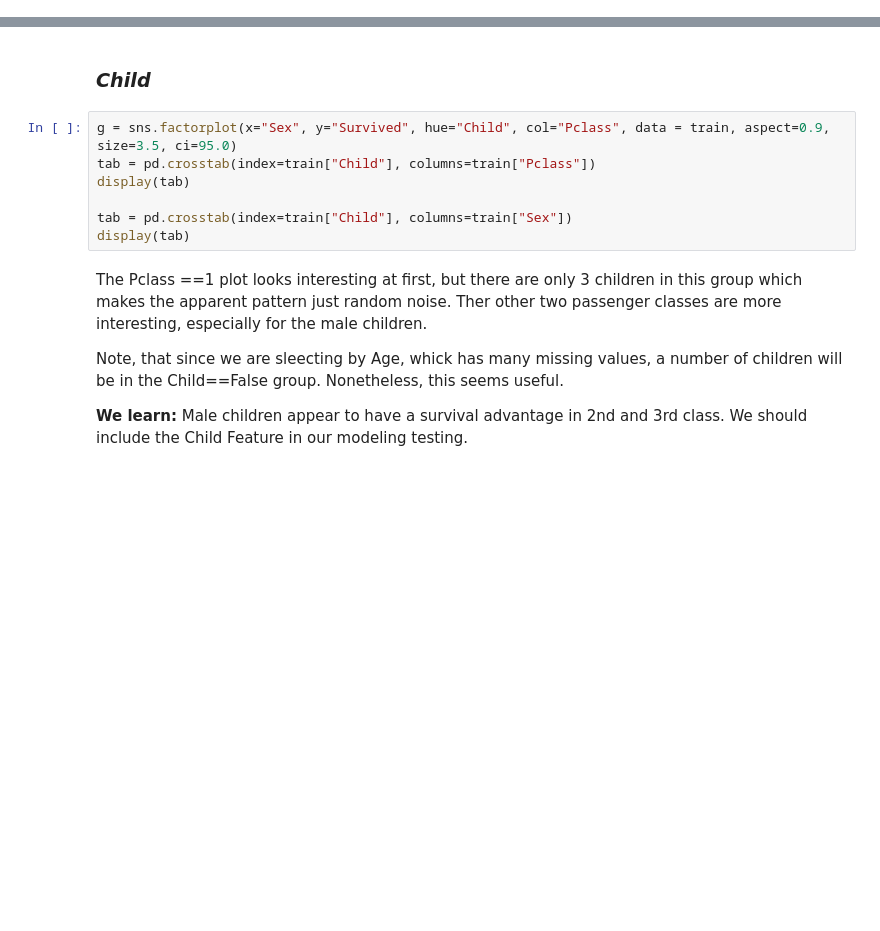
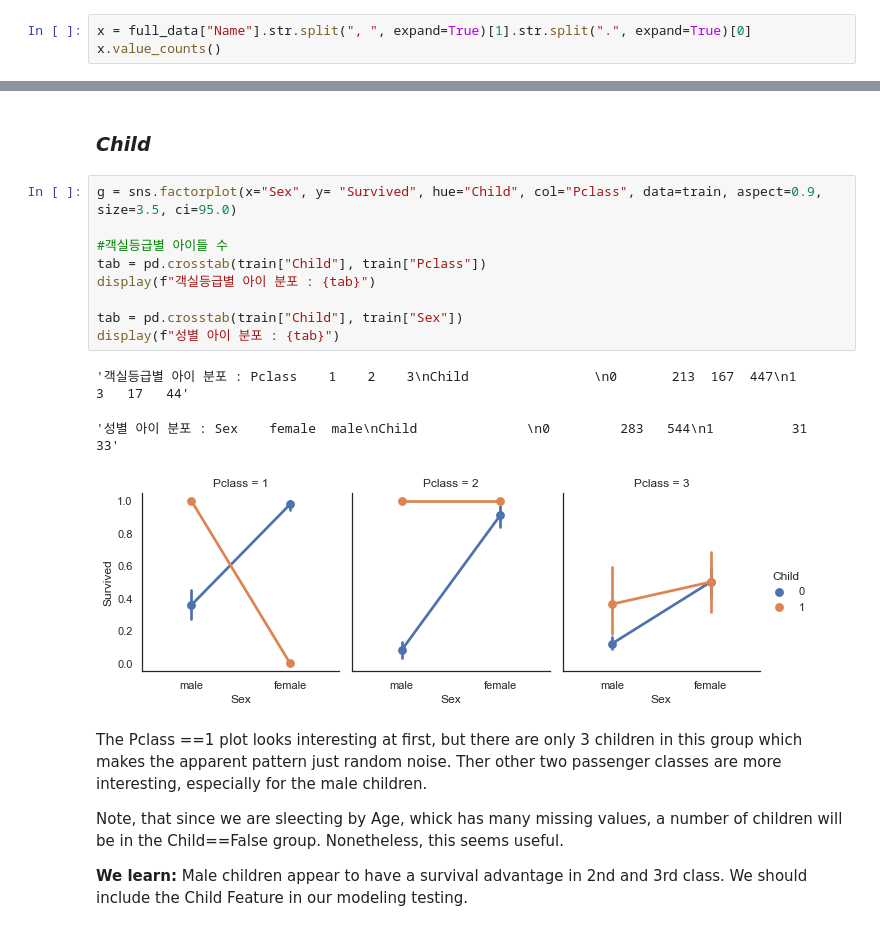
Before and after one commit to SANGSEOSEO/philosophy_datascience, a Jupyter notebook: 08.Kaggle_Dacon/titanic/titanic-for-python.ipynb, the cells around one changed output, grey strips where cells are left out. Saved outputs shown, nothing was run; the diff lists cells and outputs as text; blank space fills up the shorter version.

```diff
--- a/08.Kaggle_Dacon/titanic/titanic-for-python.ipynb
+++ b/08.Kaggle_Dacon/titanic/titanic-for-python.ipynb
@@ -1020,0 +1055,3 @@ display(full_data.groupby("Ticket")["Name"].transform('count'))
+# %%
+x = full_data["Name"].str.split(", ", expand=True)[1].str.split(".", expand=True)[0]
+x.value_counts()
@@ -1056,12 +1118,18 @@ Now let's study the new features and see how they relate to the survival chances
 # %% [markdown]
 ### *Child*
 # %%
-g = sns.factorplot(x="Sex", y="Survived", hue="Child", col="Pclass", data = train, aspect=0.9, size=3.5, ci=95.0)
-tab = pd.crosstab(index=train["Child"], columns=train["Pclass"])
-display(tab)
+g = sns.factorplot(x="Sex", y= "Survived", hue="Child", col="Pclass", data=train, aspect=0.9, size=3.5, ci=95.0)
 
-tab = pd.crosstab(index=train["Child"], columns=train["Sex"])
-display(tab)
+#객실등급별 아이들 수
+tab = pd.crosstab(train["Child"], train["Pclass"])
+display(f"객실등급별 아이 분포 : {tab}")
+
+tab = pd.crosstab(train["Child"], train["Sex"])
+display(f"성별 아이 분포 : {tab}")
+# %% [output]
+'객실등급별 아이 분포 : Pclass    1    2    3\nChild                \n0       213  167  447\n1         3   17   44'
+'성별 아이 분포 : Sex    female  male\nChild              \n0         283   544\n1          31    33'
+[figure, added]
 # %% [markdown]
 The Pclass ==1 plot looks interesting at first, but there are only 3 children in this group which makes the apparent pattern just random noise.
 Ther other two passenger classes are more interesting, especially for the male children.
```
Also changed, not shown: parts of 9 cells of this notebook.
